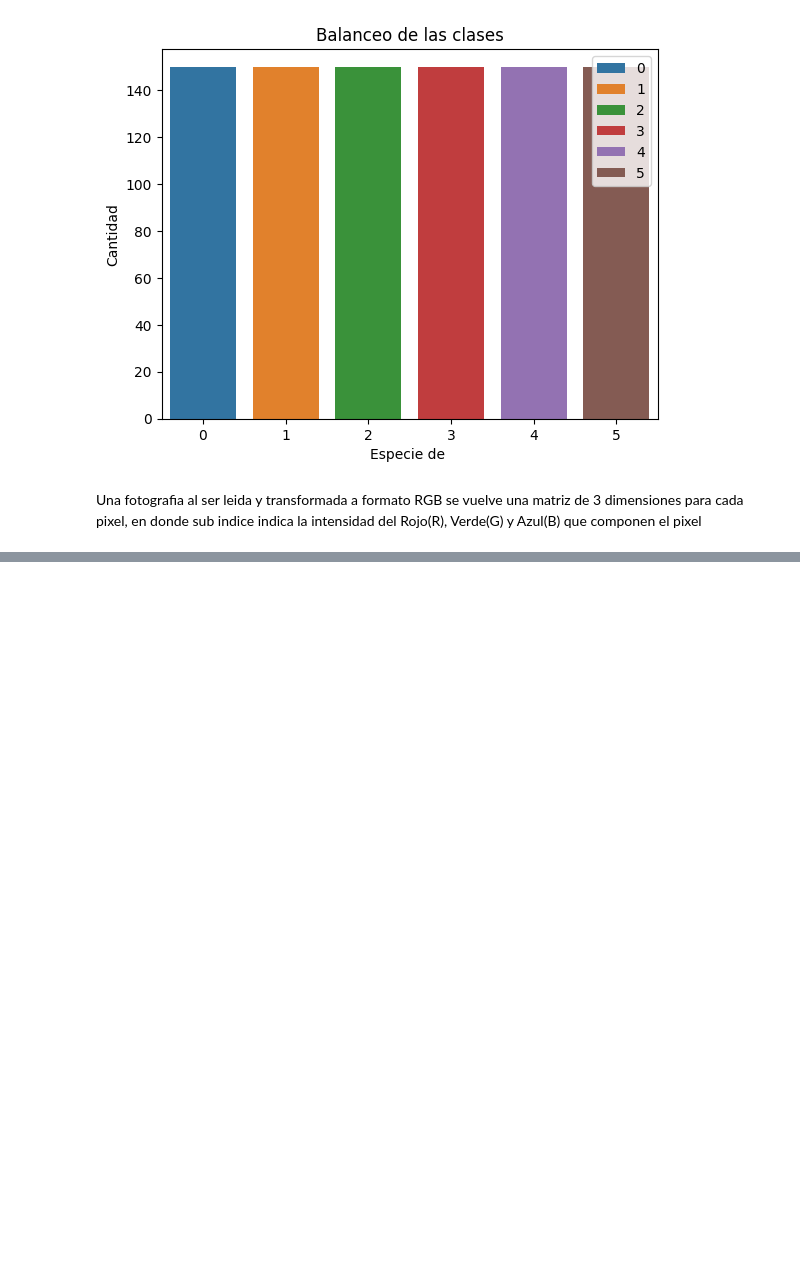
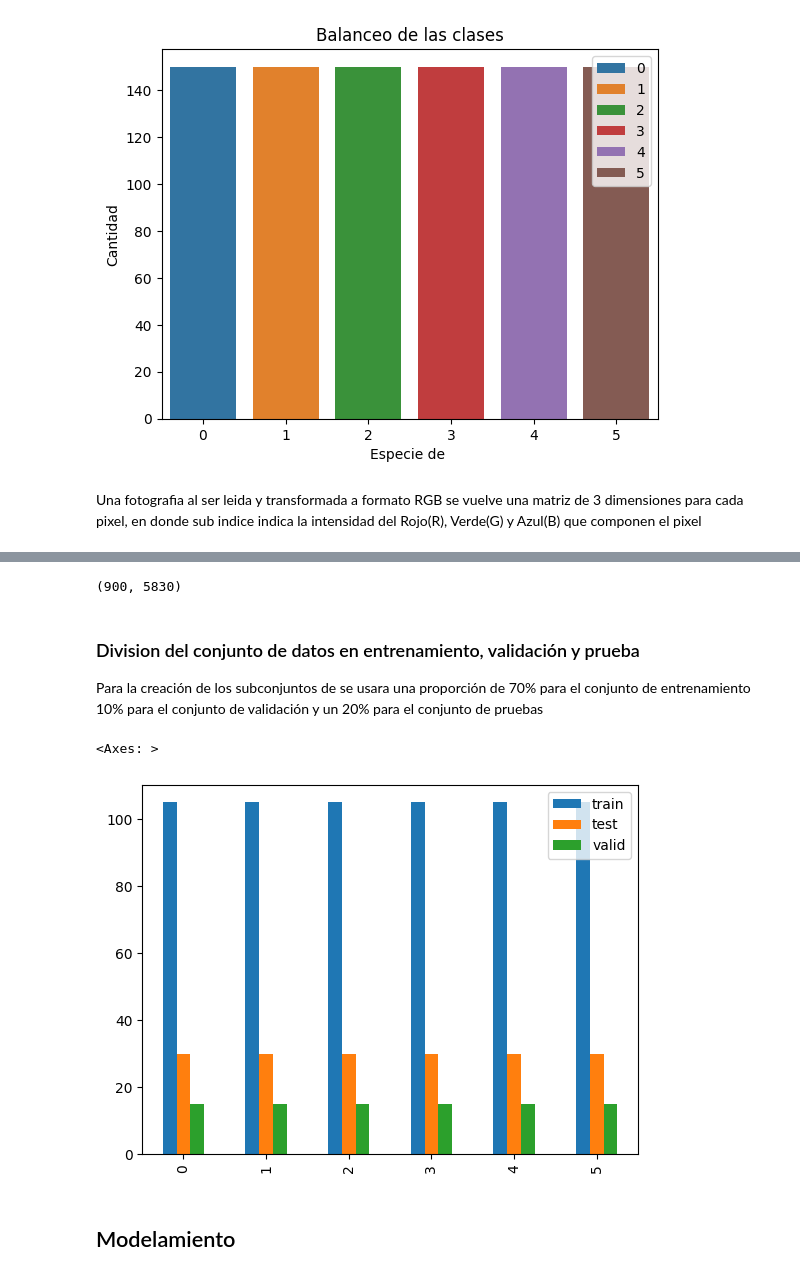
Before and after one commit to santiflo/UNAL, a Jupyter notebook: Curso 2/Proyecto/Proyecto.ipynb, the cells around one changed output, grey strips where cells are left out. Drawn from its saved outputs; the diff is of its cells as text; code cells hidden in the pictures; blank space fills up the shorter version.

```diff
--- a/Curso 2/Proyecto/Proyecto.ipynb
+++ b/Curso 2/Proyecto/Proyecto.ipynb
@@ -104,0 +197,38 @@ display_random_image(class_name, X, y)
+# %%
+from sklearn.random_projection import SparseRandomProjection
+
+srp = SparseRandomProjection(random_state=SEED)
+srp_transform = srp.fit_transform(X)
+srp_transform.shape
+# %% [output]
+(900, 5830)
+# %% [markdown]
+### Division del conjunto de datos en entrenamiento, validación y prueba
+Para la creación de los subconjuntos de se usara una proporción de 70% para el conjunto de entrenamiento 10% para el conjunto de validación y un 20% para el conjunto de pruebas
+# %%
+from sklearn.model_selection import train_test_split
+X_train, X_test, y_train, y_test = train_test_split(X,
+                                                    y,
+                                                    test_size=180,
+                                                    random_state=SEED,
+                                                    stratify=y
+                                                   )
+X_train, X_valid, y_train, y_valid = train_test_split(X_train,
+                                                      y_train,
+                                                      test_size=90,
+                                                      random_state=SEED,
+                                                      stratify=y_train
+                                                      )
+_, train_counts = np.unique(y_train, return_counts=True)
+_, test_counts = np.unique(y_test, return_counts=True)
+_, valid_counts = np.unique(y_valid, return_counts=True)
+pd.DataFrame({'train': train_counts,
+              'test': test_counts,
+              'valid': valid_counts
+             }).plot.bar()
+#print(train_counts, test_counts, valid_counts)
+# %% [output]
+<Axes: >
+[figure, added]
+# %% [markdown]
+## Modelamiento
```
Also changed, not shown: parts of 14 cells of this notebook, 3 other files.
